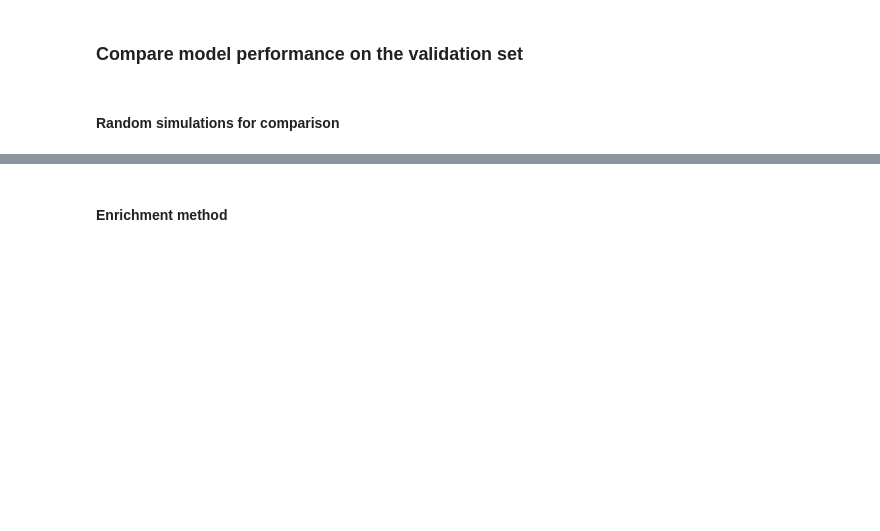
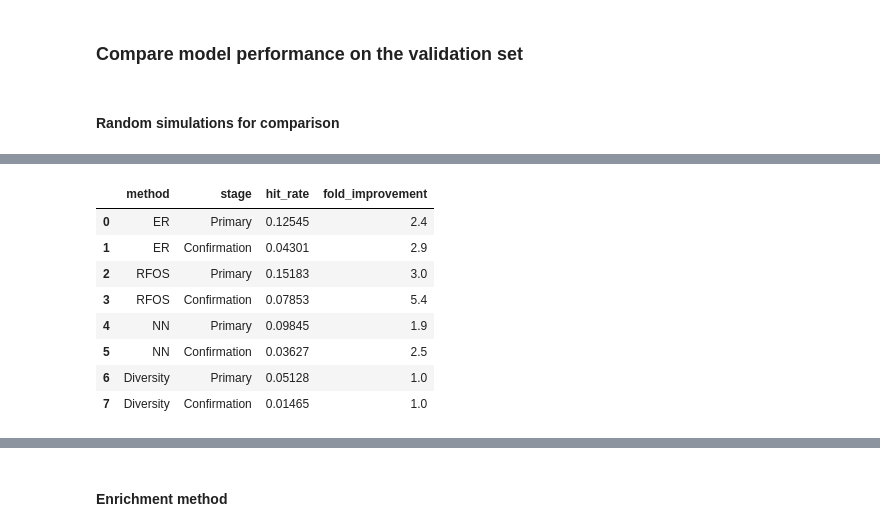
Before and after one commit to mbi2gs/fungicidal_bact_genomics, a Jupyter notebook: notebooks/model_performance.ipynb, the cells around one changed output, grey strips where cells are left out. Saved outputs shown, nothing was run; the diff lists cells and outputs as text; code cells hidden in the pictures; blank space fills up the shorter version.

```diff
--- a/notebooks/model_performance.ipynb
+++ b/notebooks/model_performance.ipynb
@@ -469,0 +481,11 @@ p-value 6.20348509371e-06
+# %%
+# Is model-driven strain prioritization better than random screening?
+# RFOS
+rf_improvement = get_hit_rate_improvement(rf_pred)
+print_improvement('RFOS', rf_improvement)
+# ER
+er_improvement = get_hit_rate_improvement(er_pred)
+print_improvement('ER', er_improvement)
+# NN
+nn_improvement = get_hit_rate_improvement(nn_pred)
+print_improvement('NN', nn_improvement)
@@ -469,0 +510,27 @@ p-value 6.20348509371e-06
+# %%
+compiled_hri = {'method':['ER', 'ER', 'RFOS', 'RFOS', 'NN', 'NN', 'Diversity', 'Diversity'],
+                'stage':['Primary', 'Confirmation', 'Primary', 'Confirmation', 'Primary', 'Confirmation', 'Primary', 'Confirmation'],
+                'hit_rate': [er_improvement['method_hr'], er_improvement['method_cr'],
+                             rf_improvement['method_hr'], rf_improvement['method_cr'],
+                             nn_improvement['method_hr'], nn_improvement['method_cr'],
+                             nn_improvement['diverse_hr'], nn_improvement['diverse_cr']
+                            ],
+                'fold_improvement': [er_improvement['method_pfi'], er_improvement['method_cfi'],
+                                     rf_improvement['method_pfi'], rf_improvement['method_cfi'],
+                                     nn_improvement['method_pfi'], nn_improvement['method_cfi'],
+                                     1, 1
+                                    ]
+               }
+
+hit_rate_improvement_df = pd.DataFrame(compiled_hri)
+hit_rate_improvement_df
+# %% [output]
+|  | method | stage | hit_rate | fold_improvement |
+| 0 | ER | Primary | 0.12545 | 2.4 |
+| 1 | ER | Confirmation | 0.04301 | 2.9 |
+| 2 | RFOS | Primary | 0.15183 | 3.0 |
+| 3 | RFOS | Confirmation | 0.07853 | 5.4 |
+| 4 | NN | Primary | 0.09845 | 1.9 |
+| 5 | NN | Confirmation | 0.03627 | 2.5 |
+| 6 | Diversity | Primary | 0.05128 | 1.0 |
+| 7 | Diversity | Confirmation | 0.01465 | 1.0 |
```
Also changed, not shown: parts of 15 cells of this notebook, 2 other files.
